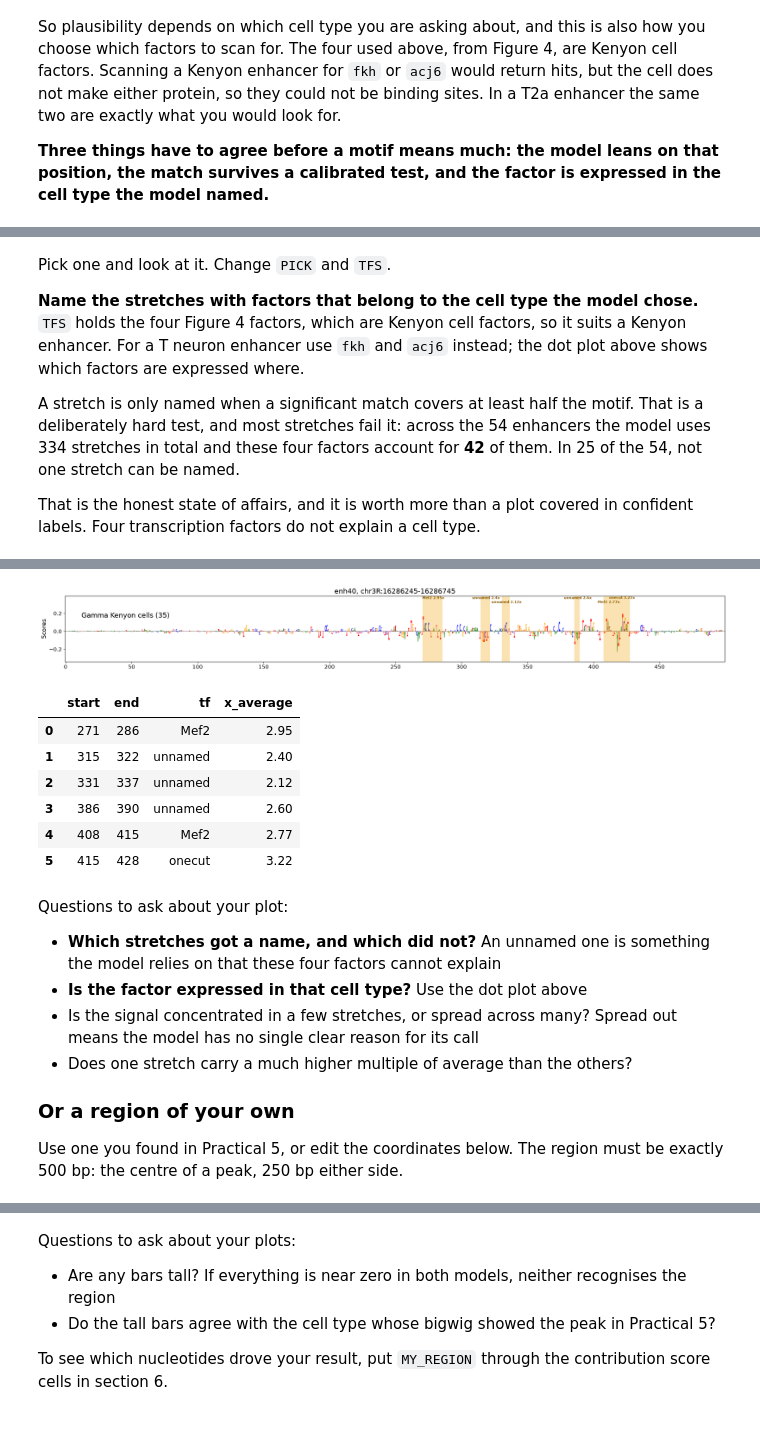
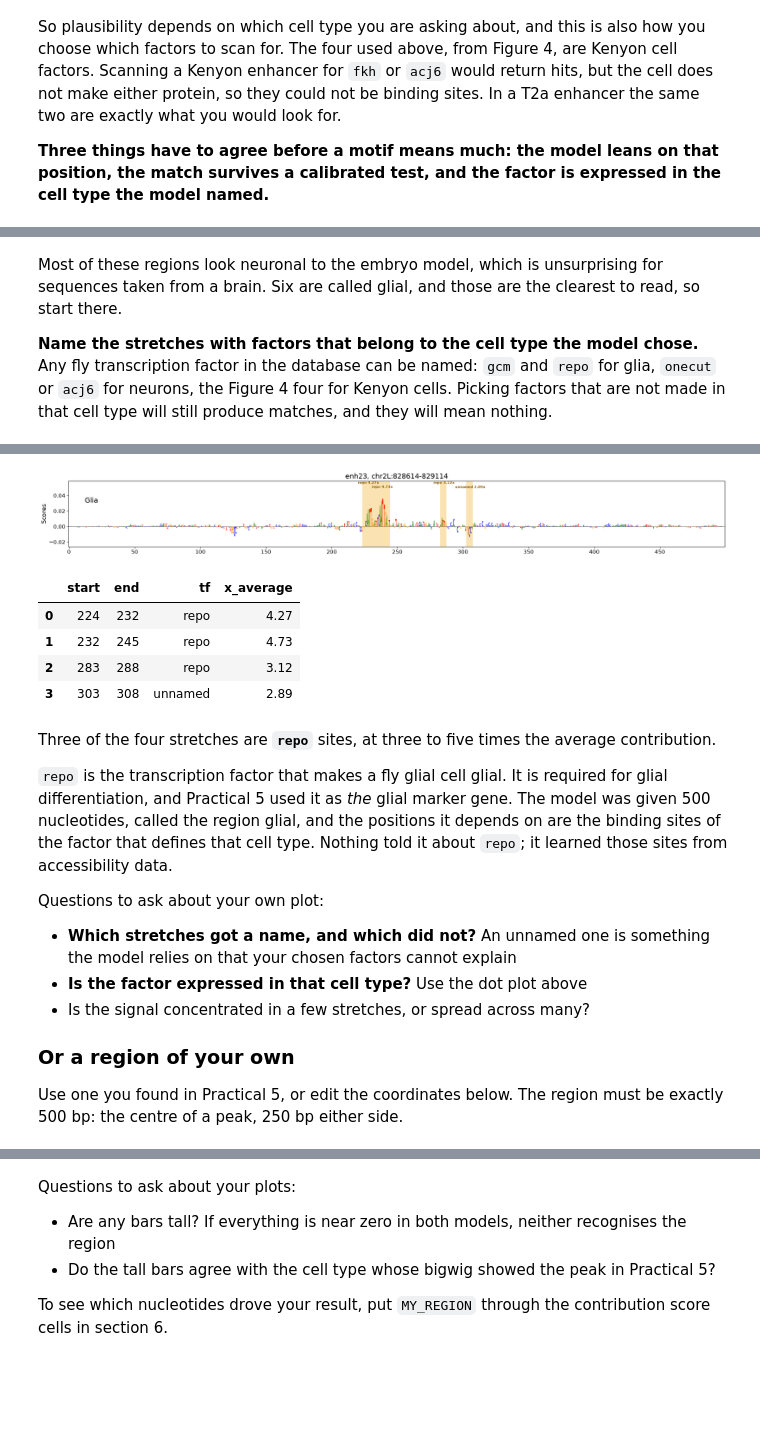
Before and after one commit to nkempynck/isn-school-2026, a Jupyter notebook: notebooks/practicals/06_crested_deepflybrain.ipynb, the cells around one changed output, grey strips where cells are left out. Cells and saved outputs as stored; diff of their text form; code cells hidden in the pictures; blank space fills up the shorter version.

Commit message:
Use the embryo model for the open-ended section, where the scores are sharper

```diff
--- a/notebooks/practicals/06_crested_deepflybrain.ipynb
+++ b/notebooks/practicals/06_crested_deepflybrain.ipynb
@@ -720,10 +722,9 @@ Some get a name, some do not.
 # %%
 all_seqs = crested.utils.fetch_sequences(list(tested["region"]), genome)
-all_preds = crested.tl.predict(all_seqs, model, batch_size=32)
+embryo_preds = crested.tl.predict(all_seqs, embryo_model, batch_size=32)
 
-annotated_only = all_preds[:, topic_index]
-tested["call"] = [topic_labels[i] for i in annotated_only.argmax(axis=1)]
-tested["score"] = annotated_only.max(axis=1).round(3)
+tested["embryo_call"] = [embryo_classes[i] for i in embryo_preds.argmax(axis=1)]
+tested["embryo_score"] = embryo_preds.max(axis=1).round(2)
 
-tested.sort_values("score", ascending=False)[["name", "region", "call", "score"]].head(10)
+tested["embryo_call"].value_counts()
 # %% [output]
@@ -742,18 +747,13 @@ tested.sort_values("score", ascending=False)[["name", "region", "call", "score"]
 # %% [markdown]
-Pick one and look at it. Change `PICK` and `TFS`.
+Most of these regions look neuronal to the embryo model, which is unsurprising
+for sequences taken from a brain. Six are called glial, and those are the
+clearest to read, so start there.
 
 **Name the stretches with factors that belong to the cell type the model
-chose.** `TFS` holds the four Figure 4 factors, which are Kenyon cell factors,
-so it suits a Kenyon enhancer. For a T neuron enhancer use `fkh` and `acj6`
-instead; the dot plot above shows which factors are expressed where.
-
-A stretch is only named when a significant match covers at least half the
-motif. That is a deliberately hard test, and most stretches fail it: across the
-54 enhancers the model uses 334 stretches in total and these four factors
-account for **42** of them. In 25 of the 54, not one stretch can be named.
-
-That is the honest state of affairs, and it is worth more than a plot covered
-in confident labels. Four transcription factors do not explain a cell type.
+chose.** Any fly transcription factor in the database can be named: `gcm` and
+`repo` for glia, `onecut` or `acj6` for neurons, the Figure 4 four for Kenyon
+cells. Picking factors that are not made in that cell type will still produce
+matches, and they will mean nothing.
 # %%
 from tangermeme.seqlet import recursive_seqlets
 
@@ -785,21 +785,21 @@ def where_the_model_looks(contributions, sequence, tfs, p_value=0.01):
         })
     return pd.DataFrame(rows).sort_values("start").reset_index(drop=True)
 # %%
-PICK = "enh40"                                   # change this
-TFS = ["Mef2", "ey", "sr", "onecut"]             # factors expected in this cell type
+PICK = "enh23"                       # change this
+TFS = ["gcm", "repo", "pros"]        # factors for the cell type the model names
 
 row = tested.loc[tested["name"] == PICK].iloc[0]
 pick_seq = crested.utils.fetch_sequences([row["region"]], genome)[0]
-pick_topic = int(row["call"].split("(")[-1].rstrip(")")) - 1
-print(f"{PICK}: {row['region']}, called {row['call']} at {row['score']}")
+pick_class = embryo_classes.index(row["embryo_call"])
+print(f"{PICK}: {row['region']}, called {row['embryo_call']} at {row['embryo_score']}")
 
 pick_scores, pick_onehot = crested.tl.contribution_scores(
-    [pick_seq], target_idx=pick_topic, model=model,
+    [pick_seq], target_idx=pick_class, model=embryo_model,
     method="integrated_grad", genome=genome,
 )
 
 pick_found = where_the_model_looks(pick_scores, pick_seq, TFS)
 plot_with_motifs(pick_scores, pick_onehot, pick_found,
-                 f"{PICK}, {row['region']}", row["call"])
+                 f"{PICK}, {row['region']}", row["embryo_call"])
 pick_found
 # %% [output]
@@ -808,20 +808,26 @@ enh40: chr3R:16286245-16286745, called Gamma Kenyon cells (35) at 0.465999990701
-[figure, old version]
+[figure, new version]
 |  | start | end | tf | x_average |
-| 0 | 271 | 286 | Mef2 | 2.95 |
-| 1 | 315 | 322 | unnamed | 2.40 |
-| 2 | 331 | 337 | unnamed | 2.12 |
-| 3 | 386 | 390 | unnamed | 2.60 |
-| 4 | 408 | 415 | Mef2 | 2.77 |
-| 5 | 415 | 428 | onecut | 3.22 |
+| 0 | 224 | 232 | repo | 4.27 |
+| 1 | 232 | 245 | repo | 4.73 |
+| 2 | 283 | 288 | repo | 3.12 |
+| 3 | 303 | 308 | unnamed | 2.89 |
 # %% [markdown]
-Questions to ask about your plot:
+Three of the four stretches are **`repo`** sites, at three to five times the
+average contribution.
 
-- **Which stretches got a name, and which did not?** An unnamed one is
-  something the model relies on that these four factors cannot explain
+`repo` is the transcription factor that makes a fly glial cell glial. It is
+required for glial differentiation, and Practical 5 used it as *the* glial
+marker gene. The model was given 500 nucleotides, called the region glial, and
+the positions it depends on are the binding sites of the factor that defines
+that cell type. Nothing told it about `repo`; it learned those sites from
+accessibility data.
+
+Questions to ask about your own plot:
+
+- **Which stretches got a name, and which did not?** An unnamed one is something
+  the model relies on that your chosen factors cannot explain
 - **Is the factor expressed in that cell type?** Use the dot plot above
-- Is the signal concentrated in a few stretches, or spread across many? Spread
-  out means the model has no single clear reason for its call
-- Does one stretch carry a much higher multiple of average than the others?
+- Is the signal concentrated in a few stretches, or spread across many?
 
 ### Or a region of your own
 
```
Also changed, not shown: parts of 14 cells of this notebook, 1 other file.
